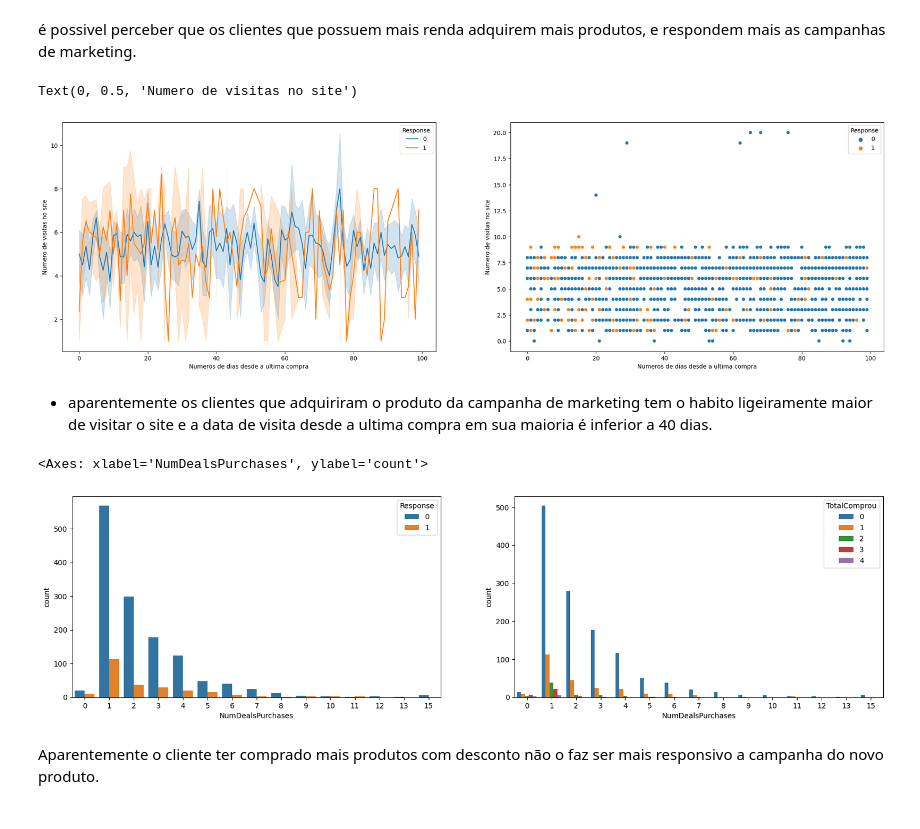
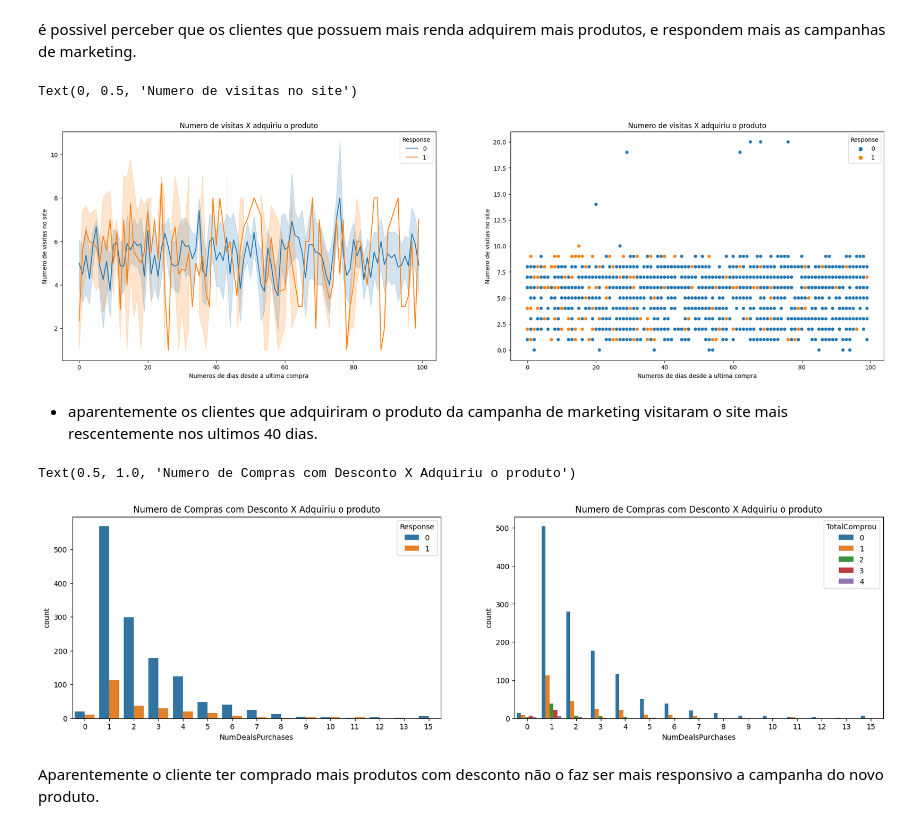
Before and after one commit to DionesGouvea/propensao_compra, a Jupyter notebook: Propensão_Marketing.ipynb, the cells around one changed output. Drawn from its saved outputs; the diff is of its cells as text; code cells hidden in the pictures.

```diff
--- a/Propensão_Marketing.ipynb
+++ b/Propensão_Marketing.ipynb
@@ -267,29 +285,35 @@ df_lineplot = df_train[['NumWebVisitsMonth', 'Recency', 'Response']]
 plt.figure(figsize=(25,7))
 plt.subplot(1,2,1)
 sns.lineplot(data=df_train, x='Recency', y='NumWebVisitsMonth', hue='Response')
+plt.title('Numero de visitas X adquiriu o produto')
 plt.xlabel('Numeros de dias desde a ultima compra')
 plt.ylabel('Numero de visitas no site')
 
 
 plt.subplot(1,2,2)
 sns.scatterplot(data=df_train, x='Recency', y='NumWebVisitsMonth', hue='Response')
+plt.title('Numero de visitas X adquiriu o produto')
 plt.xlabel('Numeros de dias desde a ultima compra')
 plt.ylabel('Numero de visitas no site')
 # %% [output]
 Text(0, 0.5, 'Numero de visitas no site')
-[figure, old version]
+[figure, new version]
 # %% [markdown]
-- aparentemente os clientes que adquiriram o produto da campanha de marketing tem o habito ligeiramente maior de visitar o site e a data de visita desde a ultima compra em sua maioria é inferior a 40 dias.
+- aparentemente os clientes que adquiriram o produto da campanha de marketing visitaram o site mais rescentemente nos ultimos 40 dias.
 # %%
 #visualizando o numero de compras feita com desconto com o fato de ter adquirido o produto
 plt.figure(figsize=(20,5))
 plt.subplot(1,2,1)
 sns.countplot(x='NumDealsPurchases', hue='Response', data=df_train)
+plt.title('Numero de Compras com Desconto X Adquiriu o produto')
+
+#numero de compras com desconto x total Comprou
 plt.subplot(1,2,2)
 sns.countplot(x='NumDealsPurchases', hue='TotalComprou', data=df_train)
+plt.title('Numero de Compras com Desconto X Adquiriu o produto')
 # %% [output]
-<Axes: xlabel='NumDealsPurchases', ylabel='count'>
+Text(0.5, 1.0, 'Numero de Compras com Desconto X Adquiriu o produto')
-[figure, old version]
+[figure, new version]
 # %% [markdown]
 Aparentemente o cliente ter comprado mais produtos com desconto não o faz ser mais responsivo a campanha do novo produto.
 # %%
```
Also changed, not shown: parts of 43 cells of this notebook.
